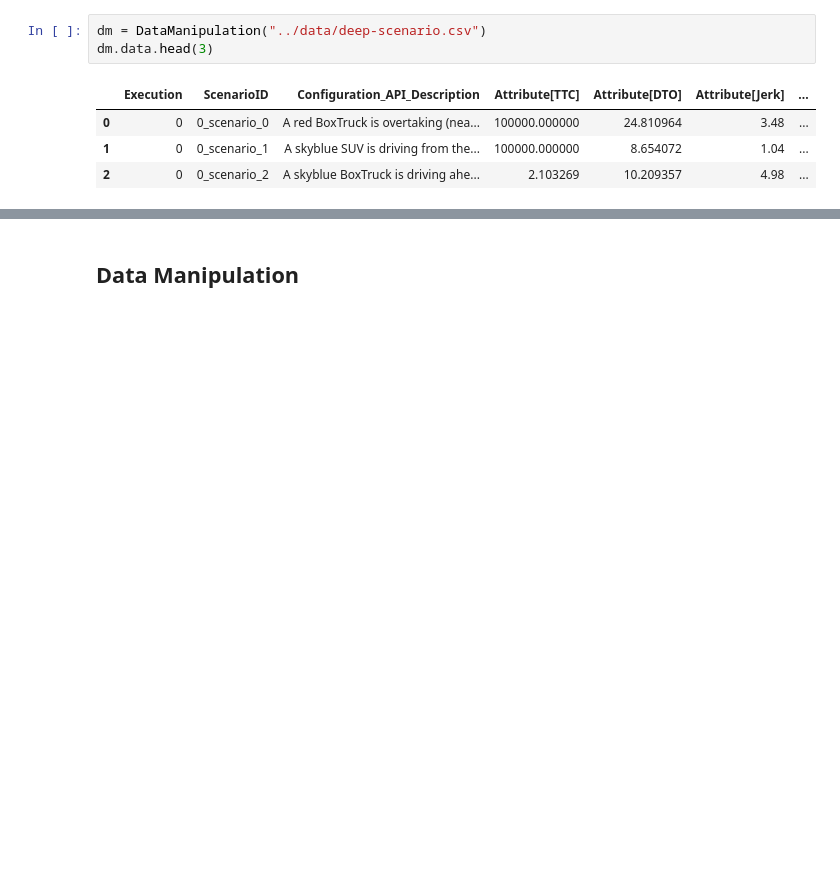
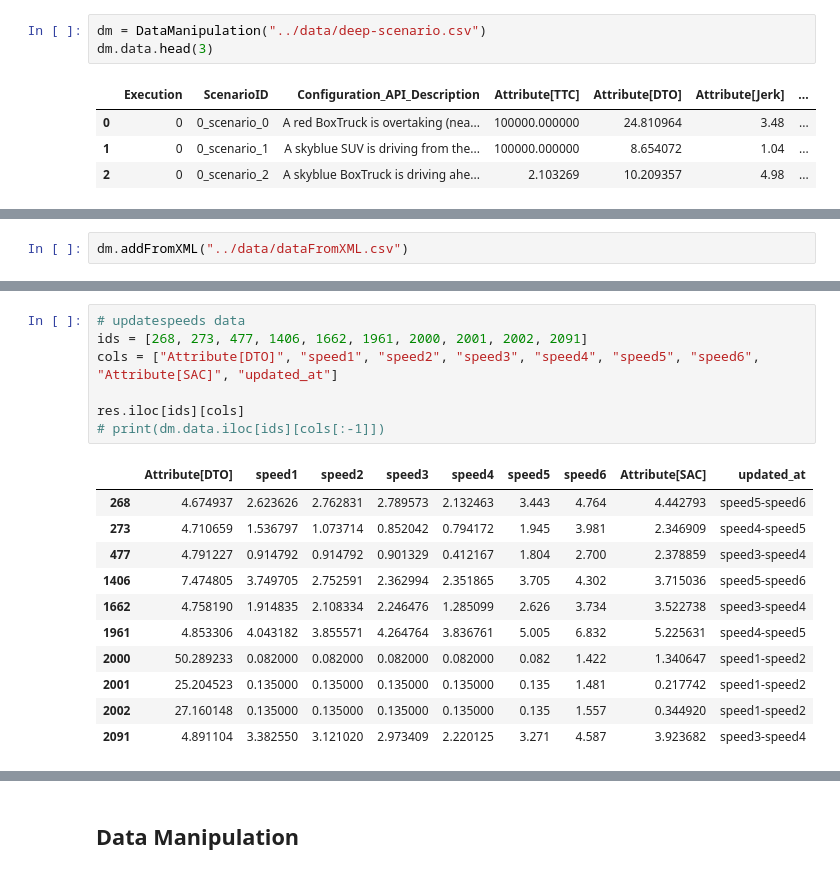
Before and after one commit to SigurdGH/MasterThesis, a Jupyter notebook: main/digital-twin.ipynb, the cells around one changed output, grey strips where cells are left out. Cells and saved outputs as stored; diff of their text form; blank space fills up the shorter version.

```diff
--- a/main/digital-twin.ipynb
+++ b/main/digital-twin.ipynb
@@ -24,0 +34,2 @@ dm.data.head(3)
+# %%
+dm.addFromXML("../data/dataFromXML.csv")
@@ -24,0 +81,19 @@ dm.data.head(3)
+# %%
+# updatespeeds data
+ids = [268, 273, 477, 1406, 1662, 1961, 2000, 2001, 2002, 2091]
+cols = ["Attribute[DTO]", "speed1", "speed2", "speed3", "speed4", "speed5", "speed6", "Attribute[SAC]", "updated_at"]
+
+res.iloc[ids][cols]
+# print(dm.data.iloc[ids][cols[:-1]])
+# %% [output]
+|  | Attribute[DTO] | speed1 | speed2 | speed3 | speed4 | speed5 | speed6 | Attribute[SAC] | updated_at |
+| 268 | 4.674937 | 2.623626 | 2.762831 | 2.789573 | 2.132463 | 3.443 | 4.764 | 4.442793 | speed5-speed6 |
+| 273 | 4.710659 | 1.536797 | 1.073714 | 0.852042 | 0.794172 | 1.945 | 3.981 | 2.346909 | speed4-speed5 |
+| 477 | 4.791227 | 0.914792 | 0.914792 | 0.901329 | 0.412167 | 1.804 | 2.700 | 2.378859 | speed3-speed4 |
+| 1406 | 7.474805 | 3.749705 | 2.752591 | 2.362994 | 2.351865 | 3.705 | 4.302 | 3.715036 | speed5-speed6 |
+| 1662 | 4.758190 | 1.914835 | 2.108334 | 2.246476 | 1.285099 | 2.626 | 3.734 | 3.522738 | speed3-speed4 |
+| 1961 | 4.853306 | 4.043182 | 3.855571 | 4.264764 | 3.836761 | 5.005 | 6.832 | 5.225631 | speed4-speed5 |
+| 2000 | 50.289233 | 0.082000 | 0.082000 | 0.082000 | 0.082000 | 0.082 | 1.422 | 1.340647 | speed1-speed2 |
+| 2001 | 25.204523 | 0.135000 | 0.135000 | 0.135000 | 0.135000 | 0.135 | 1.481 | 0.217742 | speed1-speed2 |
+| 2002 | 27.160148 | 0.135000 | 0.135000 | 0.135000 | 0.135000 | 0.135 | 1.557 | 0.344920 | speed1-speed2 |
+| 2091 | 4.891104 | 3.382550 | 3.121020 | 2.973409 | 2.220125 | 3.271 | 4.587 | 3.923682 | speed3-speed4 |
```
Also changed, not shown: parts of 7 cells of this notebook, 1 other file.
